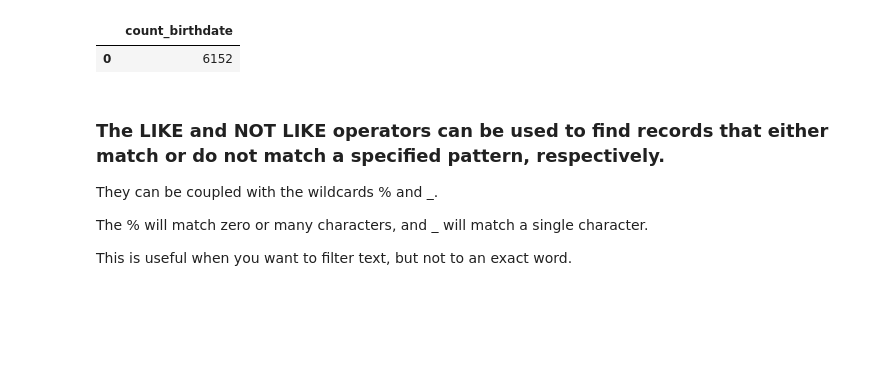
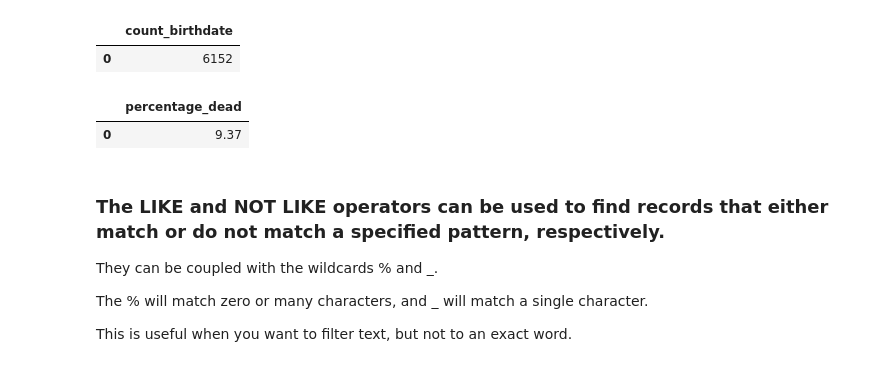
Before and after one commit to Cooleekova/data_engineering, a Jupyter notebook: SQL/SQL_basics.ipynb, the cells around one changed output. Drawn from its saved outputs; the diff is of its cells as text; code cells hidden in the pictures; blank space fills up the shorter version.

```diff
--- a/SQL/SQL_basics.ipynb
+++ b/SQL/SQL_basics.ipynb
@@ -58,6 +56,15 @@ pd.read_sql("""SELECT COUNT(birthdate) AS count_birthdate
 # %% [output]
 |  | count_birthdate |
 | 0 | 6152 |
+# %%
+# Calculate the percentage of people who are no longer alive
+
+pd.read_sql("""SELECT ROUND(COUNT(deathdate) * 100.0 / COUNT(*), 2) AS percentage_dead
+               FROM people;""",
+            con)
+# %% [output]
+|  | percentage_dead |
+| 0 | 9.37 |
 # %% [markdown]
 ### The LIKE and NOT LIKE operators can be used to find records that either match or do not match a specified pattern, respectively.
 
```
Also changed, not shown: parts of 16 cells of this notebook.
